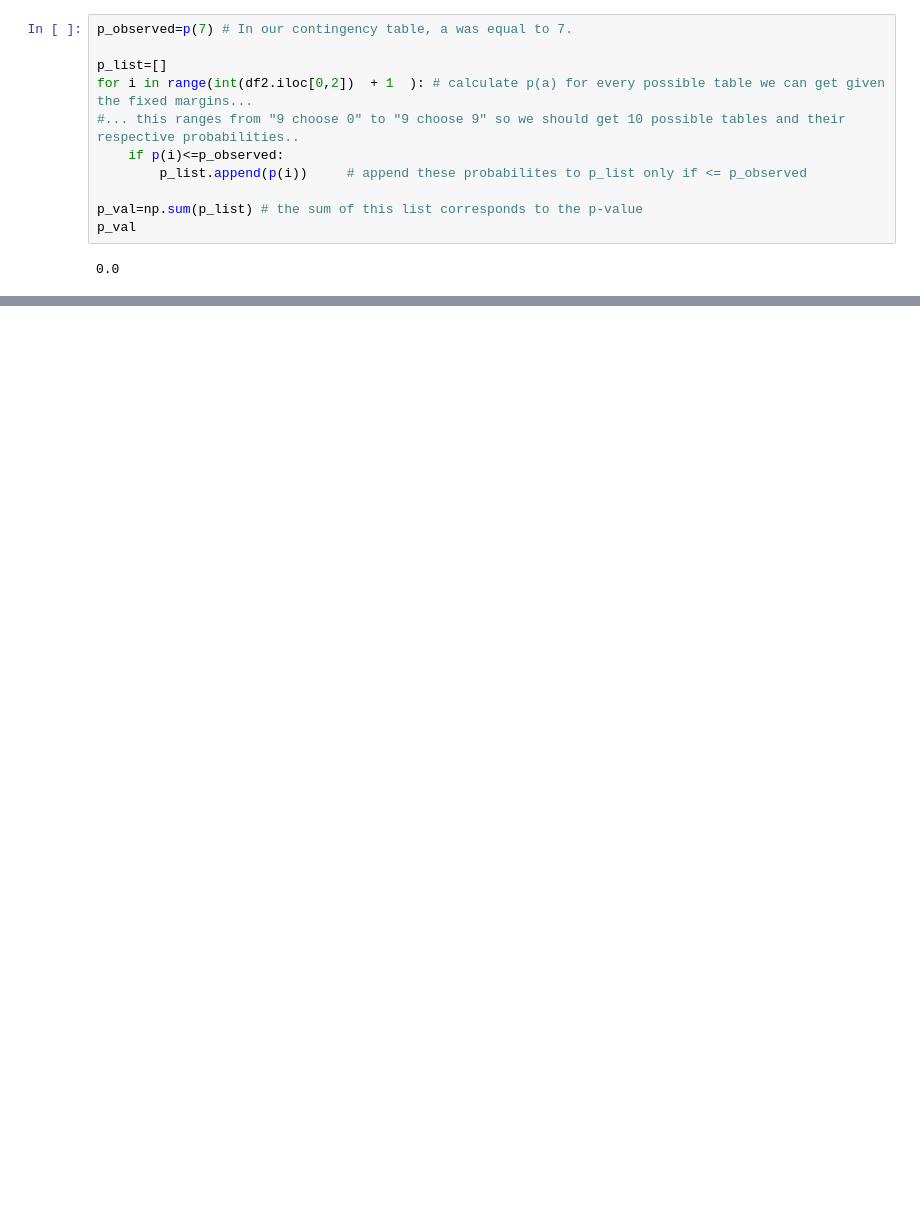
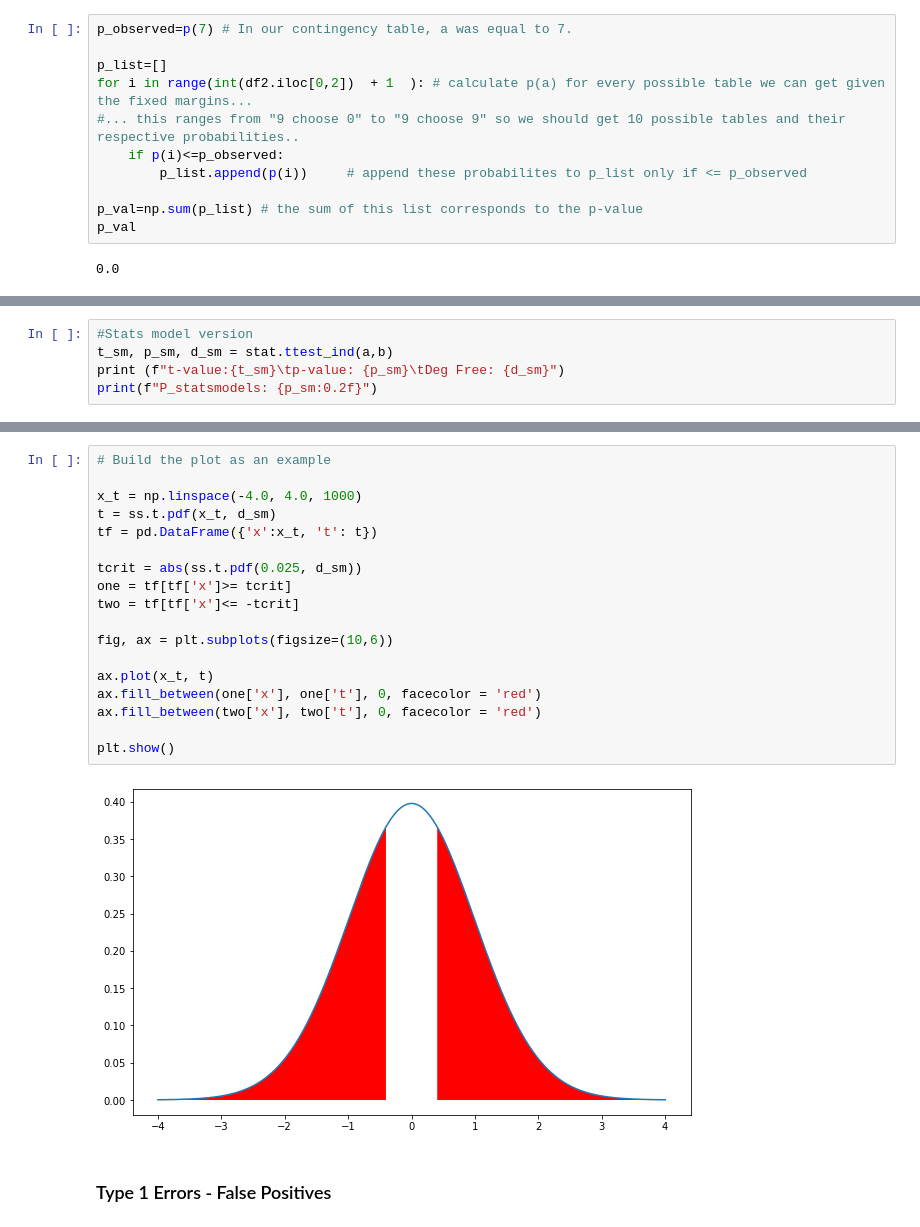
Before and after one commit to Lynch08/MachStat_Assessments, a Jupyter notebook: Practicals/01-Statistics-Exercises.ipynb, the cells around one changed output, grey strips where cells are left out. Cells and saved outputs as stored; diff of their text form; blank space fills up the shorter version.

```diff
--- a/Practicals/01-Statistics-Exercises.ipynb
+++ b/Practicals/01-Statistics-Exercises.ipynb
@@ -200,0 +292,5 @@ p_val
+# %%
+#Stats model version
+t_sm, p_sm, d_sm = stat.ttest_ind(a,b)
+print (f"t-value:{t_sm}\tp-value: {p_sm}\tDeg Free: {d_sm}")
+print(f"P_statsmodels: {p_sm:0.2f}")
@@ -200,0 +353,22 @@ p_val
+# %%
+# Build the plot as an example
+
+x_t = np.linspace(-4.0, 4.0, 1000)
+t = ss.t.pdf(x_t, d_sm)
+tf = pd.DataFrame({'x':x_t, 't': t})
+
+tcrit = abs(ss.t.pdf(0.025, d_sm))
+one = tf[tf['x']>= tcrit]
+two = tf[tf['x']<= -tcrit]
+
+fig, ax = plt.subplots(figsize=(10,6))
+
+ax.plot(x_t, t)
+ax.fill_between(one['x'], one['t'], 0, facecolor = 'red')
+ax.fill_between(two['x'], two['t'], 0, facecolor = 'red')
+
+plt.show()
+# %% [output]
+[figure, added]
+# %% [markdown]
+### Type 1 Errors - False Positives
```
Also changed, not shown: parts of 39 cells of this notebook.
